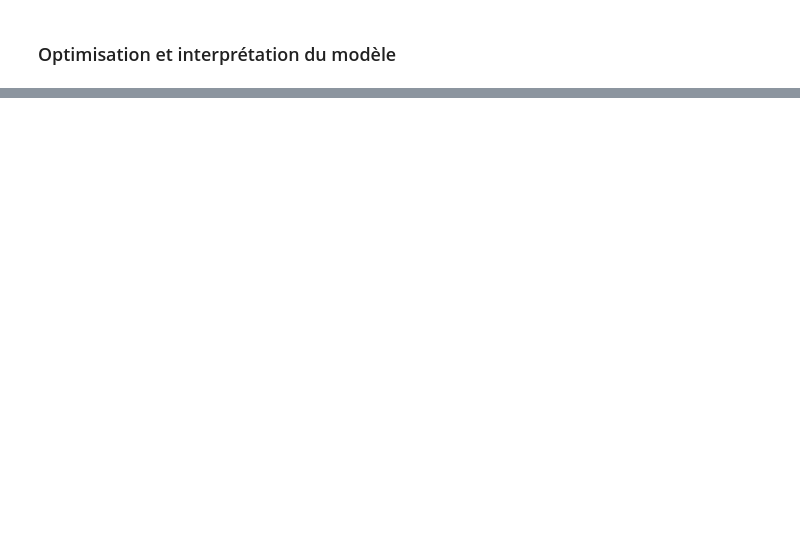
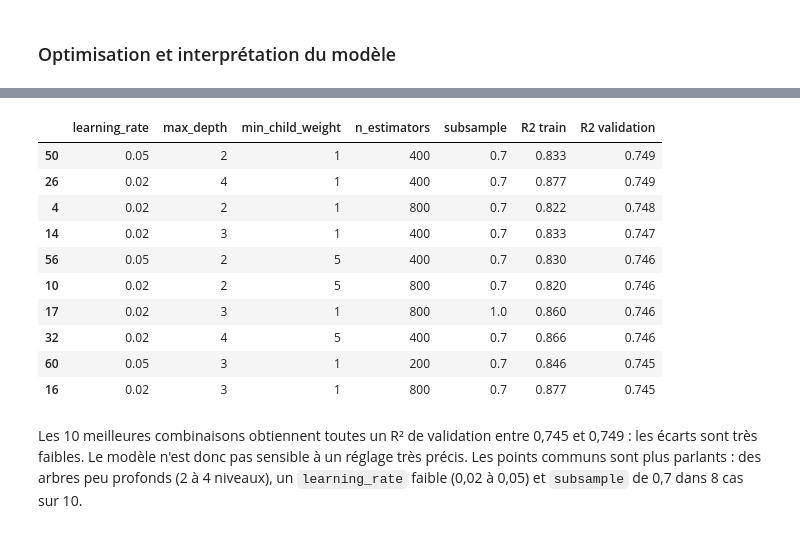
Before and after one commit to Txmwalker/anticipez-consommation-batiments, a Jupyter notebook: notebooks/02_modelisation.ipynb, the cells around one changed output, grey strips where cells are left out. Drawn from its saved outputs; the diff is of its cells as text; code cells hidden in the pictures; blank space fills up the shorter version.

```diff
--- a/notebooks/02_modelisation.ipynb
+++ b/notebooks/02_modelisation.ipynb
@@ -818,0 +987,16 @@ Le jeu final compte **1 434 bâtiments** (98,6 % du jeu nettoyé) et **19 featur
+# %%
+grille = {
+    "modele__n_estimators": [200, 400, 800],
+    "modele__max_depth": [2, 3, 4, 6],
+    "modele__learning_rate": [0.02, 0.05, 0.1],
+    "modele__subsample": [0.7, 1.0],
+    "modele__min_child_weight": [1, 5],
+}
+recherche = GridSearchCV(pipeline_xgb, grille, cv=validation_croisee, scoring="r2",
+                         n_jobs=-1, return_train_score=True)
+recherche.fit(X_train, y_train)
+
+meilleur = recherche.best_index_
+print(f"{len(recherche.cv_results_['params'])} combinaisons testées")
+print(f"R² validation : {recherche.best_score_:.3f} | R² train : {recherche.cv_results_['mean_train_score'][meilleur]:.3f}")
+recherche.best_params_
@@ -818,0 +1019,22 @@ Le jeu final compte **1 434 bâtiments** (98,6 % du jeu nettoyé) et **19 featur
+# %%
+resultats_grille = pd.DataFrame(recherche.cv_results_)
+colonnes = [c for c in resultats_grille.columns if c.startswith("param_")] + ["mean_train_score", "mean_test_score"]
+top = resultats_grille.sort_values("rank_test_score")[colonnes].head(10)
+top.columns = [c.replace("param_modele__", "") for c in top.columns]
+top.rename(columns={"mean_train_score": "R2 train", "mean_test_score": "R2 validation"}).round(3)
+# %% [output]
+|  | learning_rate | max_depth | min_child_weight | n_estimators | subsample | R2 train | R2 validation |
+| 50 | 0.05 | 2 | 1 | 400 | 0.7 | 0.833 | 0.749 |
+| 26 | 0.02 | 4 | 1 | 400 | 0.7 | 0.877 | 0.749 |
+| 4 | 0.02 | 2 | 1 | 800 | 0.7 | 0.822 | 0.748 |
+| 14 | 0.02 | 3 | 1 | 400 | 0.7 | 0.833 | 0.747 |
+| 56 | 0.05 | 2 | 5 | 400 | 0.7 | 0.830 | 0.746 |
+| 10 | 0.02 | 2 | 5 | 800 | 0.7 | 0.820 | 0.746 |
+| 17 | 0.02 | 3 | 1 | 800 | 1.0 | 0.860 | 0.746 |
+| 32 | 0.02 | 4 | 5 | 400 | 0.7 | 0.866 | 0.746 |
+| 60 | 0.05 | 3 | 1 | 200 | 0.7 | 0.846 | 0.745 |
+| 16 | 0.02 | 3 | 1 | 800 | 0.7 | 0.877 | 0.745 |
+# %% [markdown]
+Les 10 meilleures combinaisons obtiennent toutes un R² de validation entre 0,745 et 0,749 : les écarts sont très faibles.
+Le modèle n'est donc pas sensible à un réglage très précis. Les points communs sont plus parlants : des arbres peu profonds (2 à 4 niveaux),
+un `learning_rate` faible (0,02 à 0,05) et `subsample` de 0,7 dans 8 cas sur 10.
```
Also changed, not shown: parts of 33 cells of this notebook, 2 other files.
